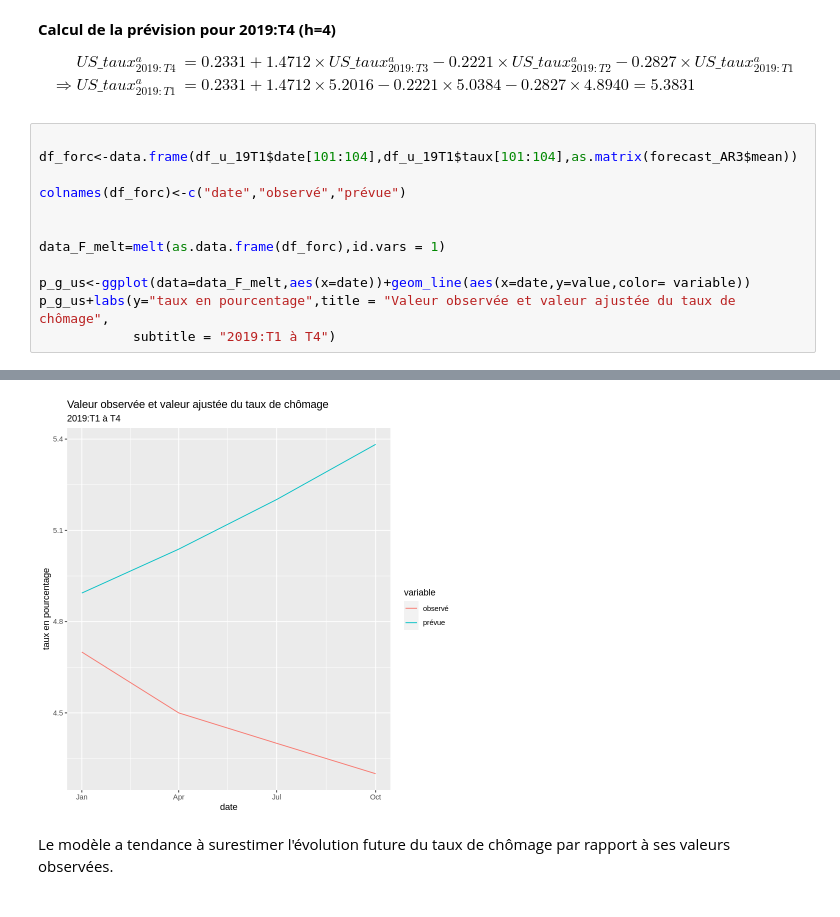
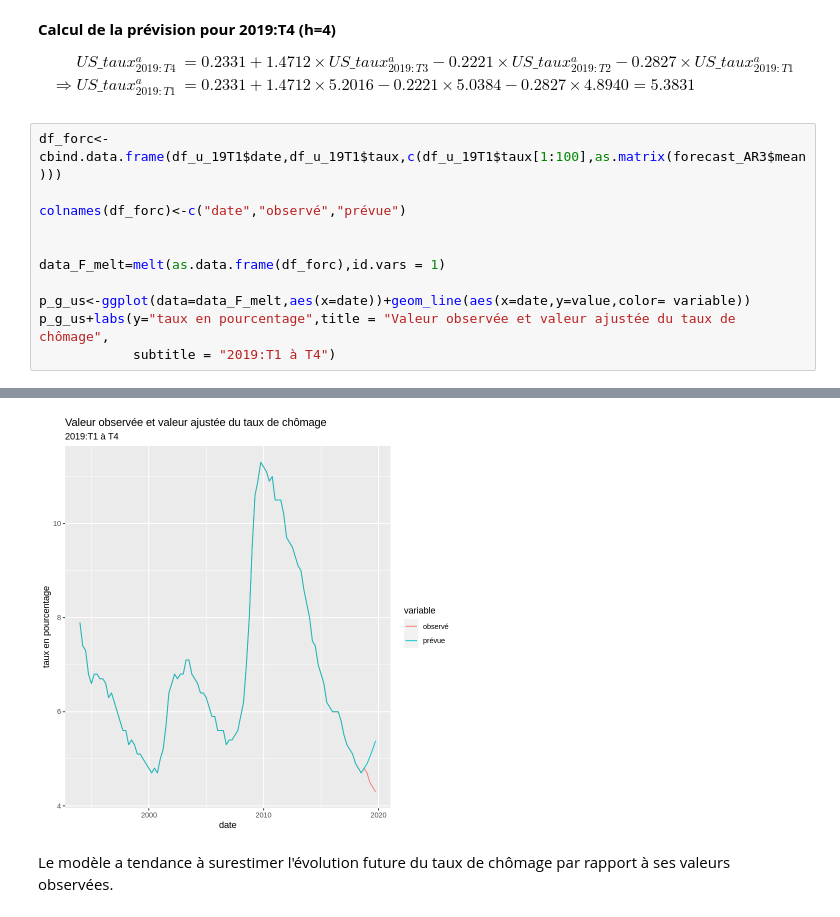
Before and after one commit to ylepen/Corrections-R, a Jupyter notebook: chapitre 3/notebooks/modelisation_chomage.ipynb, the cells around one changed output, grey strips where cells are left out. Saved outputs shown, nothing was run; the diff lists cells and outputs as text.

```diff
--- a/chapitre 3/notebooks/modelisation_chomage.ipynb
+++ b/chapitre 3/notebooks/modelisation_chomage.ipynb
@@ -558,8 +670,7 @@ US\_taux_{2019:T4}^{a}& = 0.2331+ 1.4712\times US\_taux_{2019:T3}^{a}-0.2221\tim
 \end{aligned}
 $$
 # %%
-
-df_forc<-data.frame(df_u_19T1$date[101:104],df_u_19T1$taux[101:104],as.matrix(forecast_AR3$mean))
+df_forc<-cbind.data.frame(df_u_19T1$date,df_u_19T1$taux,c(df_u_19T1$taux[1:100],as.matrix(forecast_AR3$mean)))
 
 colnames(df_forc)<-c("date","observé","prévue")
 
@@ -573,4 +686,4 @@ p_g_us+labs(y="taux en pourcentage",title = "Valeur observée et valeur ajustée
-[figure, old version]
+[figure, new version]
 # %% [markdown]
 
 Le modèle a tendance à surestimer l'évolution future du taux de chômage par rapport à ses valeurs observées.
```
Also changed, not shown: parts of 21 cells of this notebook.
